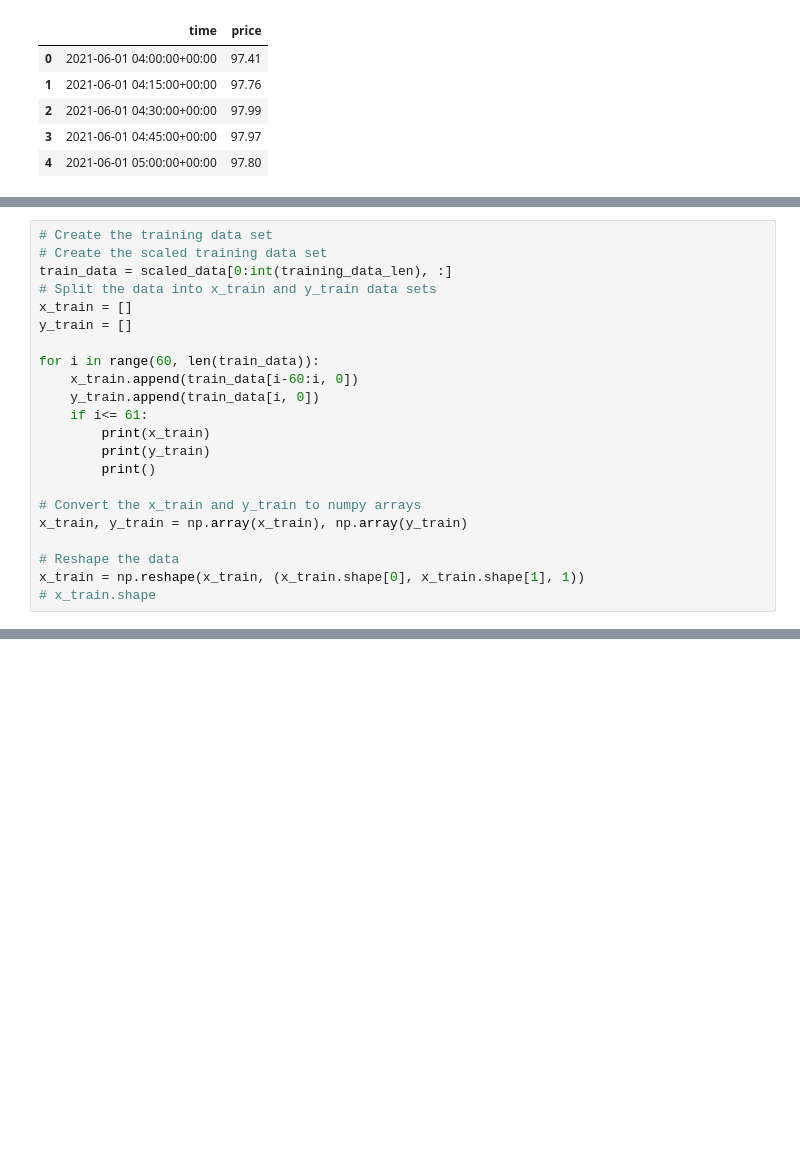
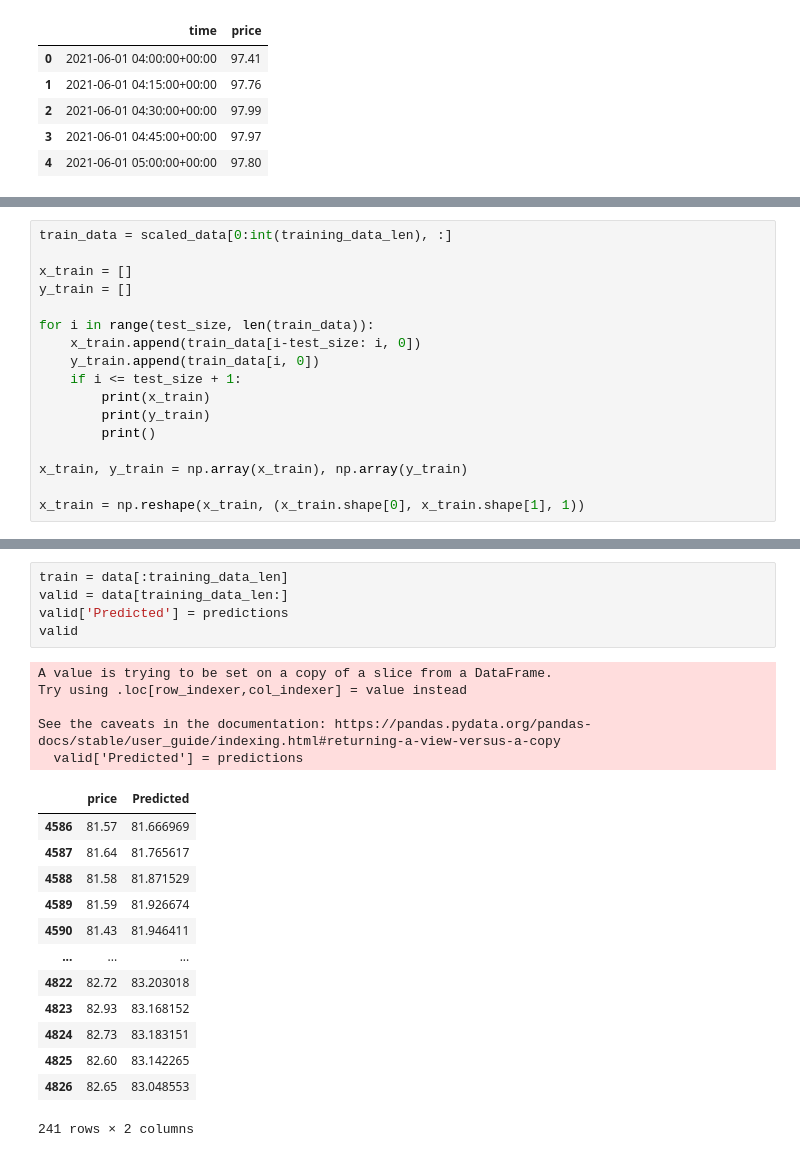
Before and after one commit to TheCopyNinjaDev/SHAMAN, a Jupyter notebook: notebooks/Long Short Term Memory (LSTM).ipynb, the cells around one changed output, grey strips where cells are left out. Drawn from its saved outputs; the diff is of its cells as text; blank space fills up the shorter version.

```diff
--- a/notebooks/Long Short Term Memory (LSTM).ipynb
+++ b/notebooks/Long Short Term Memory (LSTM).ipynb
@@ -49,23 +57,18 @@ array([[0.00000000e+00, 9.02692489e-01],
 # %%
-# Create the training data set
-# Create the scaled training data set
 train_data = scaled_data[0:int(training_data_len), :]
-# Split the data into x_train and y_train data sets
+
 x_train = []
 y_train = []
 
-for i in range(60, len(train_data)):
-    x_train.append(train_data[i-60:i, 0])
+for i in range(test_size, len(train_data)):
+    x_train.append(train_data[i-test_size: i, 0])
     y_train.append(train_data[i, 0])
-    if i<= 61:
+    if i <= test_size + 1:
         print(x_train)
         print(y_train)
         print()
 
-# Convert the x_train and y_train to numpy arrays
 x_train, y_train = np.array(x_train), np.array(y_train)
 
-# Reshape the data
 x_train = np.reshape(x_train, (x_train.shape[0], x_train.shape[1], 1))
-# x_train.shape
 # %% [output]
@@ -135 +128,25 @@ ValueError: non-broadcastable output operand with shape (241,1) doesn't match th
+# %%
+train = data[:training_data_len]
+valid = data[training_data_len:]
+valid['Predicted'] = predictions
+valid
+# %% [output]
+A value is trying to be set on a copy of a slice from a DataFrame.
+Try using .loc[row_indexer,col_indexer] = value instead
+
+See the caveats in the documentation: https://pandas.pydata.org/pandas-docs/stable/user_guide/indexing.html#returning-a-view-versus-a-copy
+  valid['Predicted'] = predictions
+|  | price | Predicted |
+| 4586 | 81.57 | 81.666969 |
+| 4587 | 81.64 | 81.765617 |
+| 4588 | 81.58 | 81.871529 |
+| 4589 | 81.59 | 81.926674 |
+| 4590 | 81.43 | 81.946411 |
+| ... | ... | ... |
+| 4822 | 82.72 | 83.203018 |
+| 4823 | 82.93 | 83.168152 |
+| 4824 | 82.73 | 83.183151 |
+| 4825 | 82.60 | 83.142265 |
+| 4826 | 82.65 | 83.048553 |
+241 rows × 2 columns
 # %%
```
Also changed, not shown: parts of 12 cells of this notebook, 2 other files.
